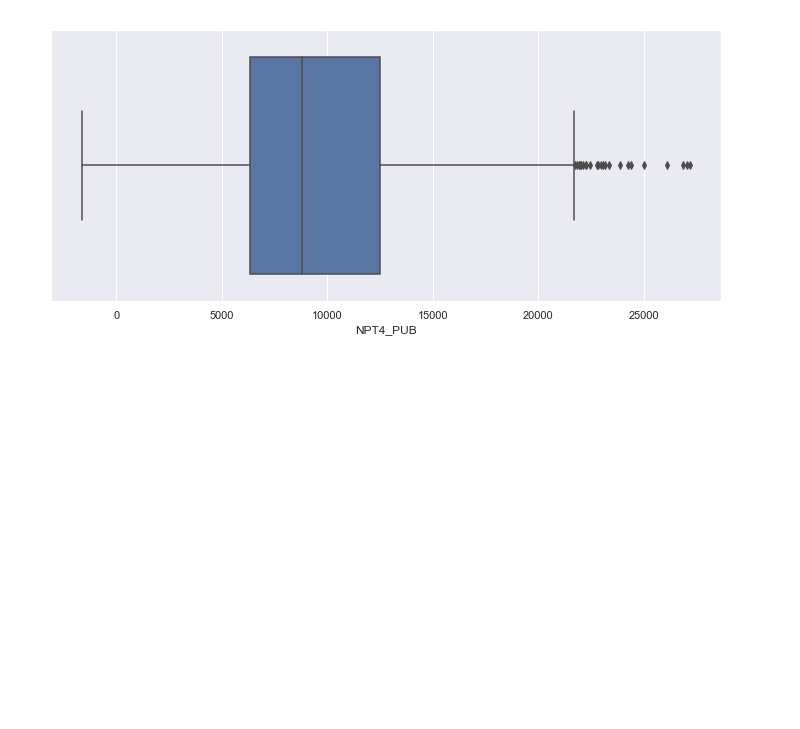
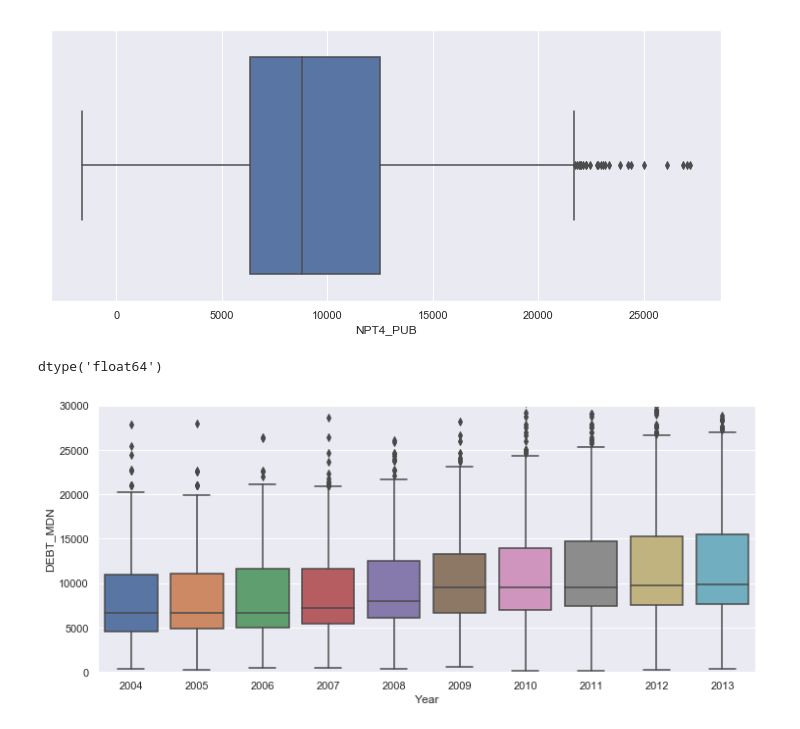
Before and after one commit to YunusBulut/dsprojects, a Jupyter notebook: prepcap/explorations.ipynb, the cells around one changed output. Cells and saved outputs as stored; diff of their text form; code cells hidden in the pictures; blank space fills up the shorter version.

```diff
--- a/prepcap/explorations.ipynb
+++ b/prepcap/explorations.ipynb
@@ -120,3 +120,23 @@ plt.figure(figsize=(12,5))
 ax = sns.boxplot(x='NPT4_PUB',data=yr13Pub)
 # %% [output]
 [figure]
+# %%
+raw.DEBT_MDN.dtype
+# %% [output]
+dtype('float64')
+# %%
+#What connections can be made with student loans?
+
+#create a df with only the rows that have values for the
+#median debt upon the start of repayment
+
+debt = raw[np.isnan(raw.DEBT_MDN) == False]
+#debt["DEATH_YR2_RT"] = debt.DEATH_YR2_RT.astype(float)
+# %%
+#range of debt values by year, cutting off extreme outliers for readability
+sns.set(style="darkgrid")
+plt.figure(figsize=(12,5))
+plt.ylim(10, 30000)
+ax = sns.boxplot(y='DEBT_MDN', x='Year', data=debt)
+# %% [output]
+[figure, added]
```
Also changed, not shown: parts of 3 cells of this notebook.
